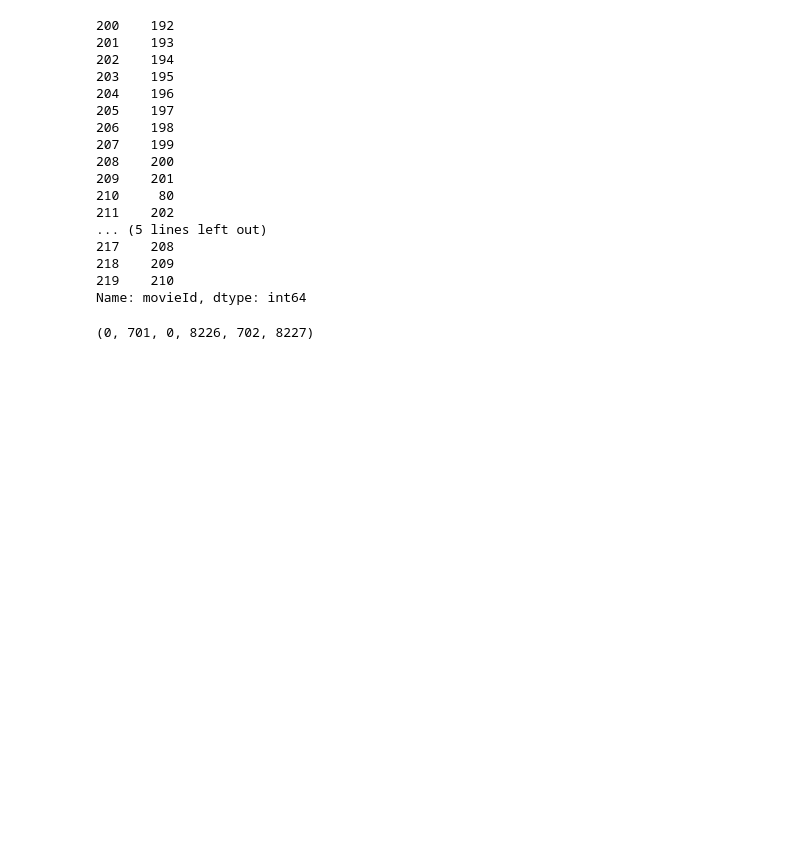
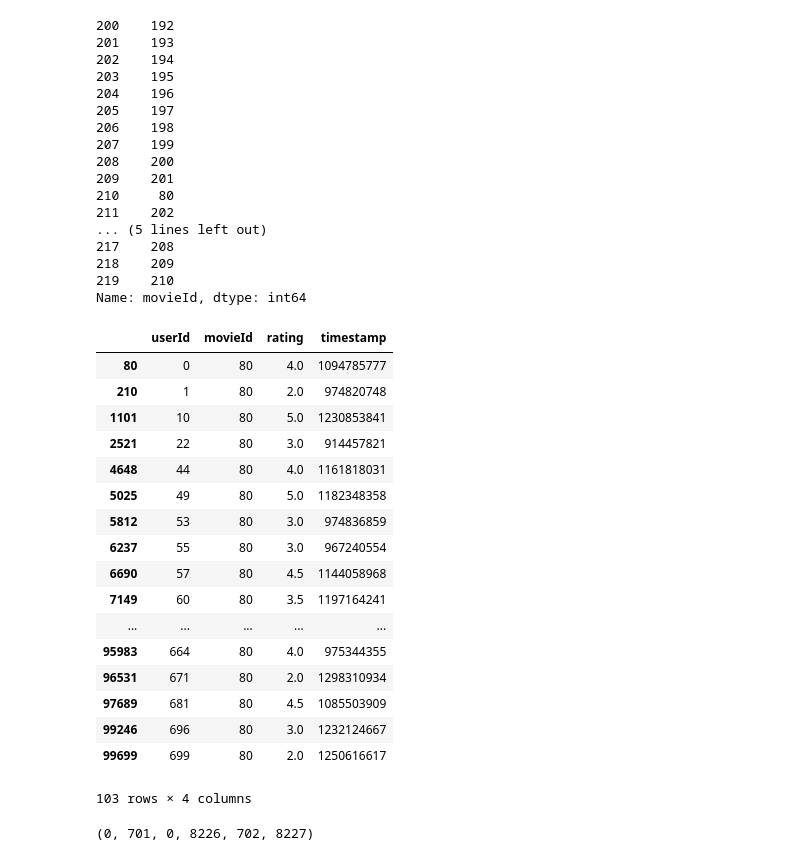
Before and after one commit to LeMans-SchoolofAI/Fast.ai-17, a Jupyter notebook: vincent/lesson4-movielens-excelisation.ipynb, the cells around one changed output. Saved outputs shown, nothing was run; the diff lists cells and outputs as text; code cells hidden in the pictures; blank space fills up the shorter version.

```diff
--- a/vincent/lesson4-movielens-excelisation.ipynb
+++ b/vincent/lesson4-movielens-excelisation.ipynb
@@ -177,6 +179,27 @@ ratings.movieId[200:220]
 218    209
 219    210
 Name: movieId, dtype: int64
+# %%
+ratings.loc[(ratings['movieId'] == 80)]
+# %% [output]
+|  | userId | movieId | rating | timestamp |
+| 80 | 0 | 80 | 4.0 | 1094785777 |
+| 210 | 1 | 80 | 2.0 | 974820748 |
+| 1101 | 10 | 80 | 5.0 | 1230853841 |
+| 2521 | 22 | 80 | 3.0 | 914457821 |
+| 4648 | 44 | 80 | 4.0 | 1161818031 |
+| 5025 | 49 | 80 | 5.0 | 1182348358 |
+| 5812 | 53 | 80 | 3.0 | 974836859 |
+| 6237 | 55 | 80 | 3.0 | 967240554 |
+| 6690 | 57 | 80 | 4.5 | 1144058968 |
+| 7149 | 60 | 80 | 3.5 | 1197164241 |
+| ... | ... | ... | ... | ... |
+| 95983 | 664 | 80 | 4.0 | 975344355 |
+| 96531 | 671 | 80 | 2.0 | 1298310934 |
+| 97689 | 681 | 80 | 4.5 | 1085503909 |
+| 99246 | 696 | 80 | 3.0 | 1232124667 |
+| 99699 | 699 | 80 | 2.0 | 1250616617 |
+103 rows × 4 columns
 # %%
 user_min, user_max, movie_min, movie_max = (ratings.userId.min(),
     ratings.userId.max(), ratings.movieId.min(), ratings.movieId.max())
```
Also changed, not shown: parts of 2 cells of this notebook, 6 other files.
